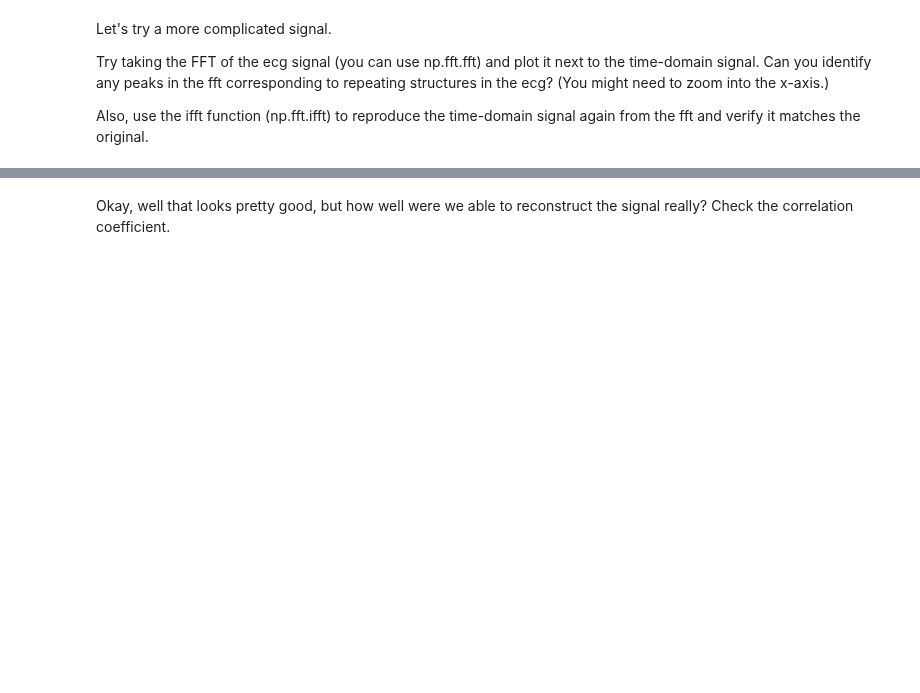
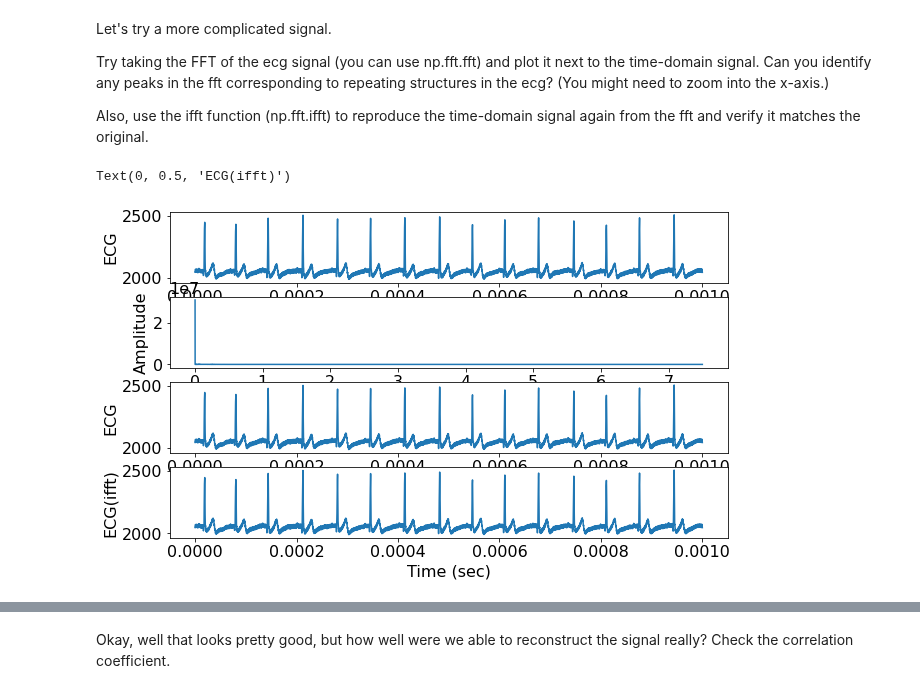
Before and after one commit to anaaparamesh/Week2_Public, a Jupyter notebook: Notebooks/03_FourierTransforms/FourierTransforms_Exercises.ipynb, the cells around one changed output, grey strips where cells are left out. Drawn from its saved outputs; the diff is of its cells as text; code cells hidden in the pictures; blank space fills up the shorter version.

Commit message:
finished github as best as I could

```diff
--- a/Notebooks/03_FourierTransforms/FourierTransforms_Exercises.ipynb
+++ b/Notebooks/03_FourierTransforms/FourierTransforms_Exercises.ipynb
@@ -124,3 +167,41 @@ y_ecg = np.loadtxt('https://raw.githubusercontent.com/BeaverWorksMedlytics2020/D
+# %%
+y_ecg = np.loadtxt('https://raw.githubusercontent.com/BeaverWorksMedlytics2020/Data_Public/master/NotebookExampleData/Week2/ecg.txt',skiprows=4)
+
+
+## FFT and IFFT
+## YOUR CODE HERE
+fft = np.fft.fft(y_ecg )
+ifft = np.fft.ifft(fft)
+t = np.linspace(0, 0.001, 15000)
+
+# PLOT
+## YOUR CODE HERE
+plt.subplot(4,1,1)
+plt.plot(t, y_ecg)
+plt.xlabel('Time (sec)')
+plt.ylabel('ECG')
+
+plt.subplot(4,1,2)
+T_samp = t[-1]-t[0] #get length of full sampling interval
+freq_vals = np.arange(0, (len(t)-1)/2, 1) / T_samp #get frequency values up to nyquist frequency
+ampVals = np.abs(fft[:len(freq_vals)])
+plt.plot(freq_vals, ampVals)
+plt.xlabel('Frequency')
+plt.ylabel('Amplitude')
+
+
+plt.subplot(4,1,3)
+plt.plot(t, y_ecg)
+plt.xlabel('Time (sec)')
+plt.ylabel('ECG')
+
+plt.subplot(4,1,4)
+plt.plot(t, ifft)
+plt.xlabel('Time (sec)')
+plt.ylabel('ECG(ifft)')
+# %% [output]
+Text(0, 0.5, 'ECG(ifft)')
+[figure, added]
 # %%
 T = t[1]-t[0]
 N = t.size
```
Also changed, not shown: parts of 18 cells of this notebook.
